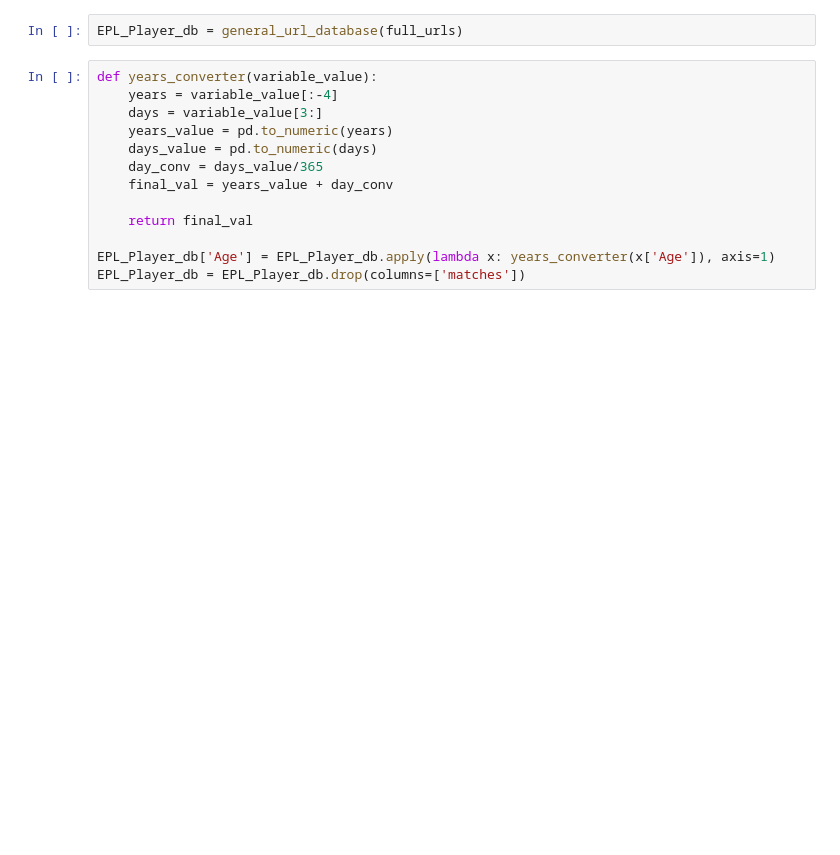
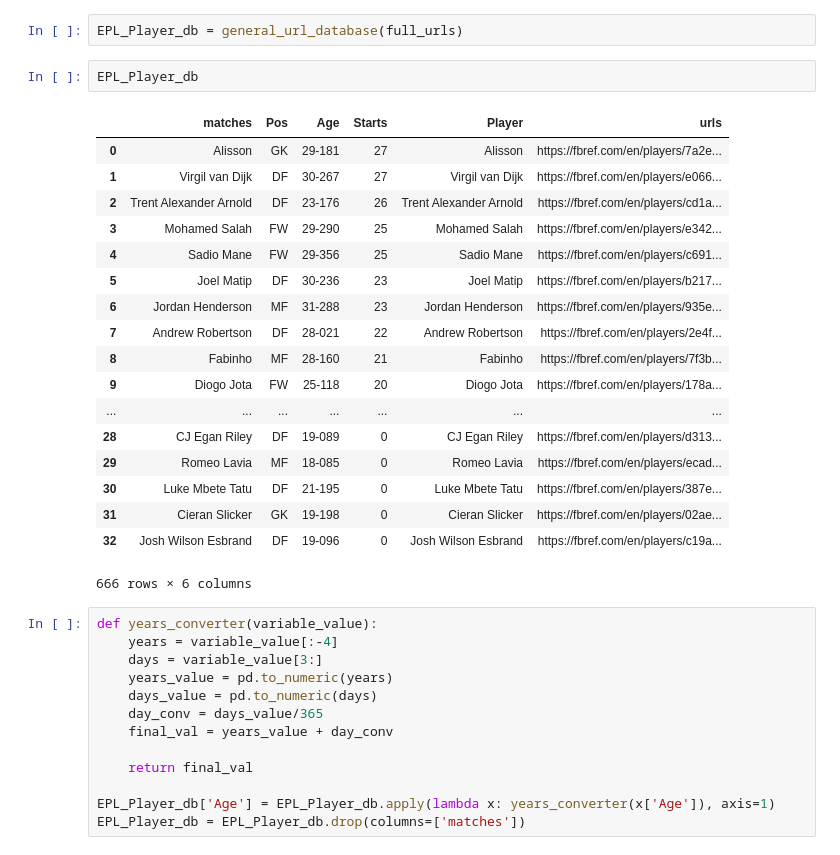
Before and after one commit to steveaq/Webs-Scraping-for-Fooball-Data-, a Jupyter notebook: FBREF - Building a Proxy Database.ipynb, the cells around one changed output. Cells and saved outputs as stored; diff of their text form; blank space fills up the shorter version.

```diff
--- a/FBREF - Building a Proxy Database.ipynb
+++ b/FBREF - Building a Proxy Database.ipynb
@@ -138,6 +162,27 @@ def general_url_database(full_urls):
     return appended_data
 # %%
 EPL_Player_db = general_url_database(full_urls)
+# %%
+EPL_Player_db
+# %% [output]
+|  | matches | Pos | Age | Starts | Player | urls |
+| 0 | Alisson | GK | 29-181 | 27 | Alisson | https://fbref.com/en/players/7a2e... |
+| 1 | Virgil van Dijk | DF | 30-267 | 27 | Virgil van Dijk | https://fbref.com/en/players/e066... |
+| 2 | Trent Alexander Arnold | DF | 23-176 | 26 | Trent Alexander Arnold | https://fbref.com/en/players/cd1a... |
+| 3 | Mohamed Salah | FW | 29-290 | 25 | Mohamed Salah | https://fbref.com/en/players/e342... |
+| 4 | Sadio Mane | FW | 29-356 | 25 | Sadio Mane | https://fbref.com/en/players/c691... |
+| 5 | Joel Matip | DF | 30-236 | 23 | Joel Matip | https://fbref.com/en/players/b217... |
+| 6 | Jordan Henderson | MF | 31-288 | 23 | Jordan Henderson | https://fbref.com/en/players/935e... |
+| 7 | Andrew Robertson | DF | 28-021 | 22 | Andrew Robertson | https://fbref.com/en/players/2e4f... |
+| 8 | Fabinho | MF | 28-160 | 21 | Fabinho | https://fbref.com/en/players/7f3b... |
+| 9 | Diogo Jota | FW | 25-118 | 20 | Diogo Jota | https://fbref.com/en/players/178a... |
+| ... | ... | ... | ... | ... | ... | ... |
+| 28 | CJ Egan Riley | DF | 19-089 | 0 | CJ Egan Riley | https://fbref.com/en/players/d313... |
+| 29 | Romeo Lavia | MF | 18-085 | 0 | Romeo Lavia | https://fbref.com/en/players/ecad... |
+| 30 | Luke Mbete Tatu | DF | 21-195 | 0 | Luke Mbete Tatu | https://fbref.com/en/players/387e... |
+| 31 | Cieran Slicker | GK | 19-198 | 0 | Cieran Slicker | https://fbref.com/en/players/02ae... |
+| 32 | Josh Wilson Esbrand | DF | 19-096 | 0 | Josh Wilson Esbrand | https://fbref.com/en/players/c19a... |
+666 rows × 6 columns
 # %%
 def years_converter(variable_value):
     years = variable_value[:-4]
```
Also changed, not shown: parts of 13 cells of this notebook.
